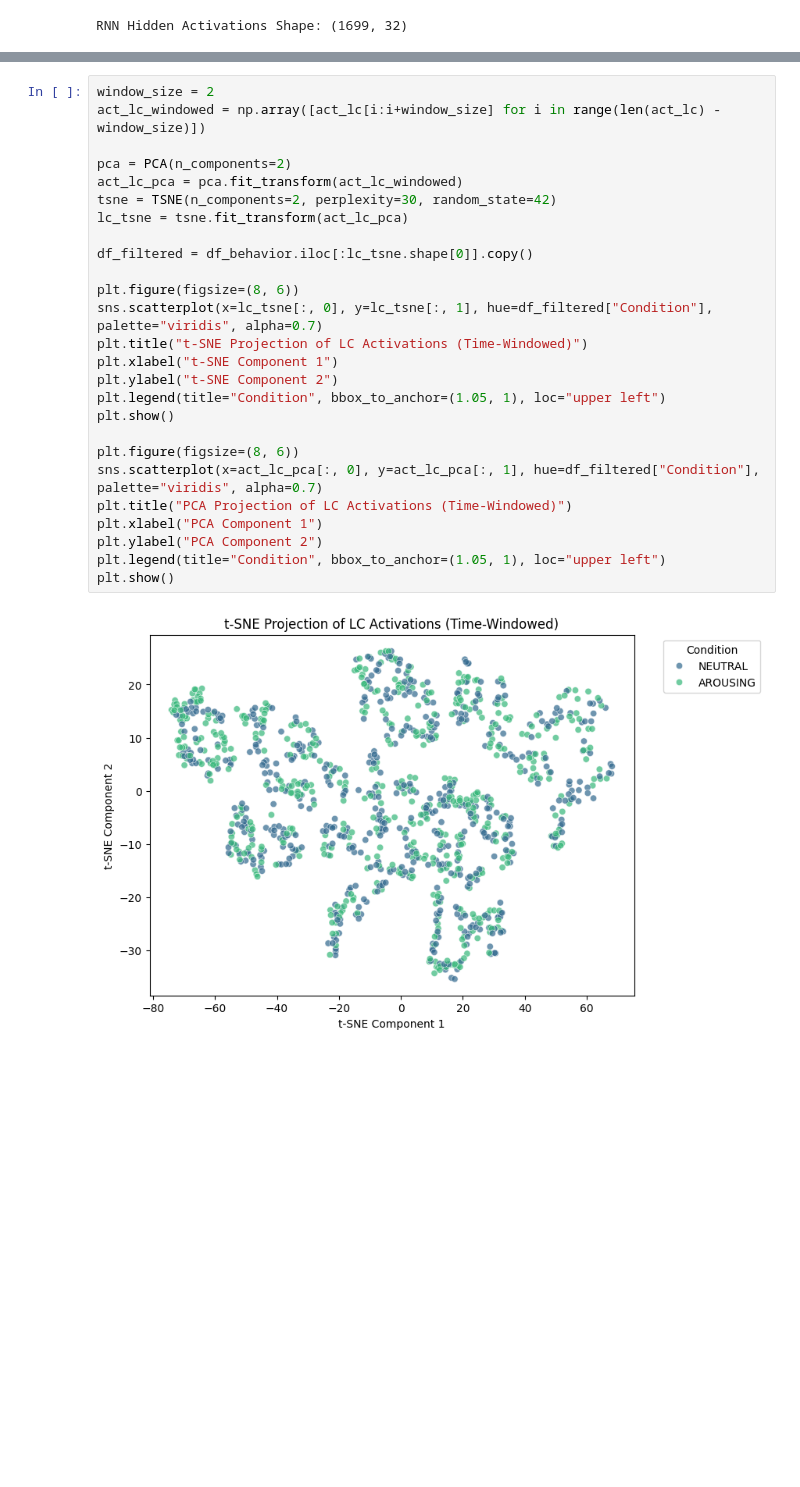
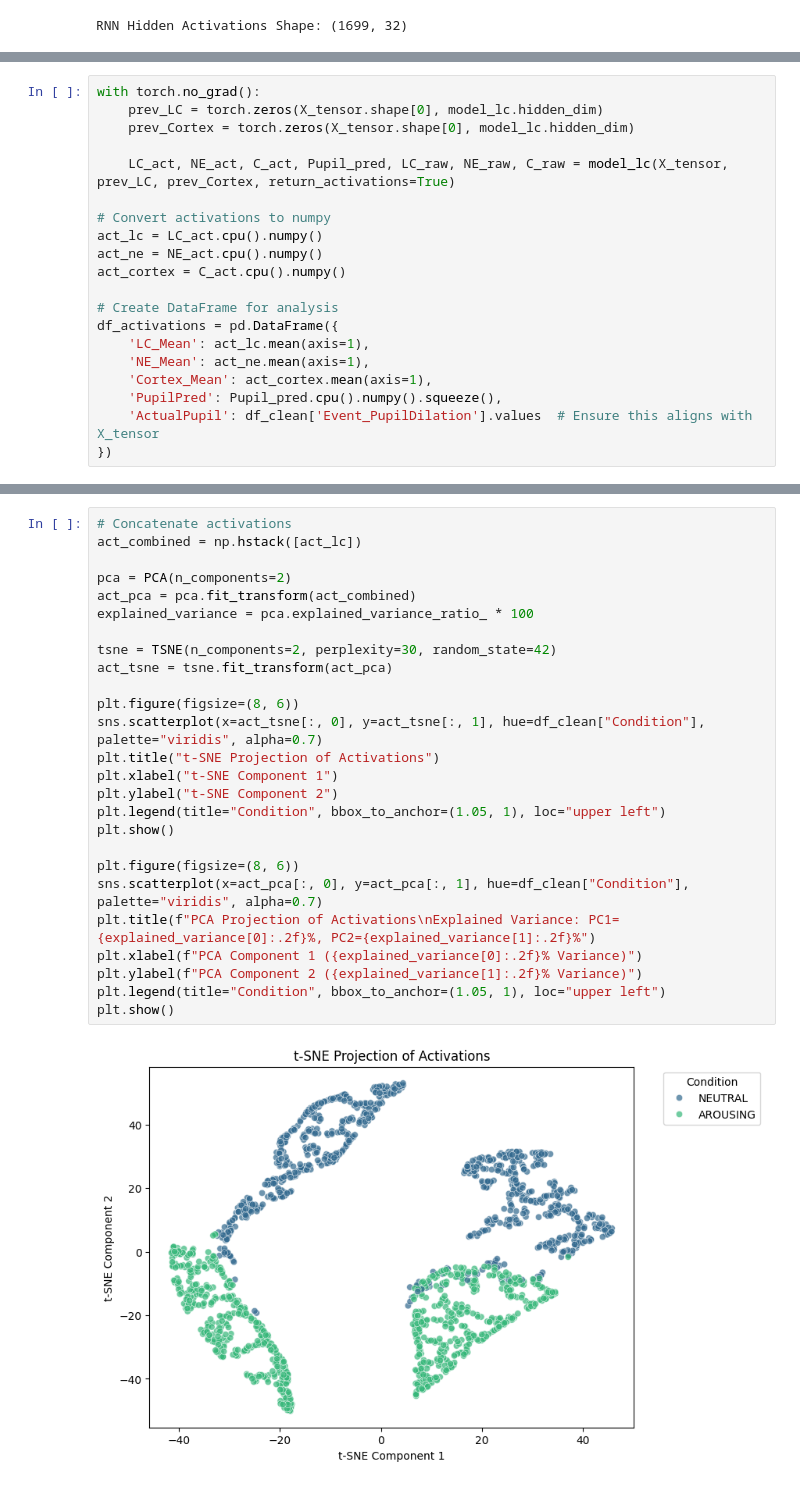
Before and after one commit to KevinBian107/EEB, a Jupyter notebook: playground.ipynb, the cells around one changed output, grey strips where cells are left out. Drawn from its saved outputs; the diff is of its cells as text; blank space fills up the shorter version.

```diff
--- a/playground.ipynb
+++ b/playground.ipynb
@@ -496,0 +441,20 @@ Cortex Activations: Mean=-0.0095, Std=0.2683
+# %%
+with torch.no_grad():
+    prev_LC = torch.zeros(X_tensor.shape[0], model_lc.hidden_dim)
+    prev_Cortex = torch.zeros(X_tensor.shape[0], model_lc.hidden_dim)
+
+    LC_act, NE_act, C_act, Pupil_pred, LC_raw, NE_raw, C_raw = model_lc(X_tensor, prev_LC, prev_Cortex, return_activations=True)
+
+# Convert activations to numpy
+act_lc = LC_act.cpu().numpy()
+act_ne = NE_act.cpu().numpy()
+act_cortex = C_act.cpu().numpy()
+
+# Create DataFrame for analysis
+df_activations = pd.DataFrame({
+    'LC_Mean': act_lc.mean(axis=1),
+    'NE_Mean': act_ne.mean(axis=1),
+    'Cortex_Mean': act_cortex.mean(axis=1),
+    'PupilPred': Pupil_pred.cpu().numpy().squeeze(),
+    'ActualPupil': df_clean['Event_PupilDilation'].values  # Ensure this aligns with X_tensor
+})
@@ -497,28 +492,28 @@ Cortex Activations: Mean=-0.0095, Std=0.2683
 # %%
-window_size = 2
-act_lc_windowed = np.array([act_lc[i:i+window_size] for i in range(len(act_lc) - window_size)])
+# Concatenate activations
+act_combined = np.hstack([act_lc])
 
 pca = PCA(n_components=2)
-act_lc_pca = pca.fit_transform(act_lc_windowed)
+act_pca = pca.fit_transform(act_combined)
+explained_variance = pca.explained_variance_ratio_ * 100
+
 tsne = TSNE(n_components=2, perplexity=30, random_state=42)
-lc_tsne = tsne.fit_transform(act_lc_pca)
-
-df_filtered = df_behavior.iloc[:lc_tsne.shape[0]].copy()
+act_tsne = tsne.fit_transform(act_pca)
 
 plt.figure(figsize=(8, 6))
-sns.scatterplot(x=lc_tsne[:, 0], y=lc_tsne[:, 1], hue=df_filtered["Condition"], palette="viridis", alpha=0.7)
-plt.title("t-SNE Projection of LC Activations (Time-Windowed)")
+sns.scatterplot(x=act_tsne[:, 0], y=act_tsne[:, 1], hue=df_clean["Condition"], palette="viridis", alpha=0.7)
+plt.title("t-SNE Projection of Activations")
 plt.xlabel("t-SNE Component 1")
 plt.ylabel("t-SNE Component 2")
 plt.legend(title="Condition", bbox_to_anchor=(1.05, 1), loc="upper left")
 plt.show()
 
 plt.figure(figsize=(8, 6))
-sns.scatterplot(x=act_lc_pca[:, 0], y=act_lc_pca[:, 1], hue=df_filtered["Condition"], palette="viridis", alpha=0.7)
-plt.title("PCA Projection of LC Activations (Time-Windowed)")
-plt.xlabel("PCA Component 1")
-plt.ylabel("PCA Component 2")
+sns.scatterplot(x=act_pca[:, 0], y=act_pca[:, 1], hue=df_clean["Condition"], palette="viridis", alpha=0.7)
+plt.title(f"PCA Projection of Activations\nExplained Variance: PC1={explained_variance[0]:.2f}%, PC2={explained_variance[1]:.2f}%")
+plt.xlabel(f"PCA Component 1 ({explained_variance[0]:.2f}% Variance)")
+plt.ylabel(f"PCA Component 2 ({explained_variance[1]:.2f}% Variance)")
 plt.legend(title="Condition", bbox_to_anchor=(1.05, 1), loc="upper left")
 plt.show()
 # %% [output]
-[figure, old version]
+[figure, new version]
```
Also changed, not shown: parts of 58 cells of this notebook, 6 other files.
